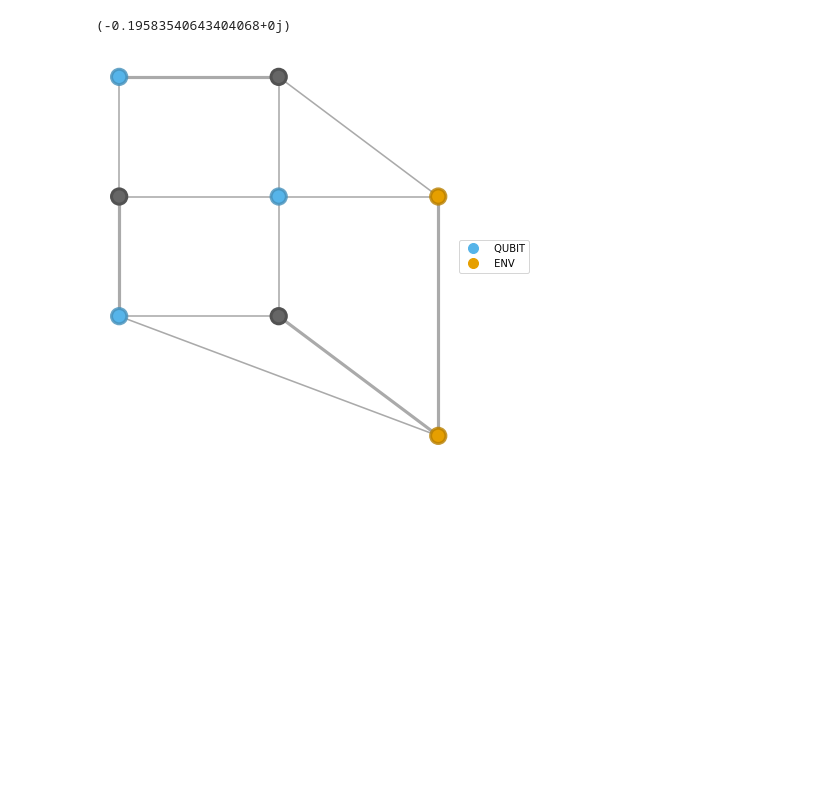
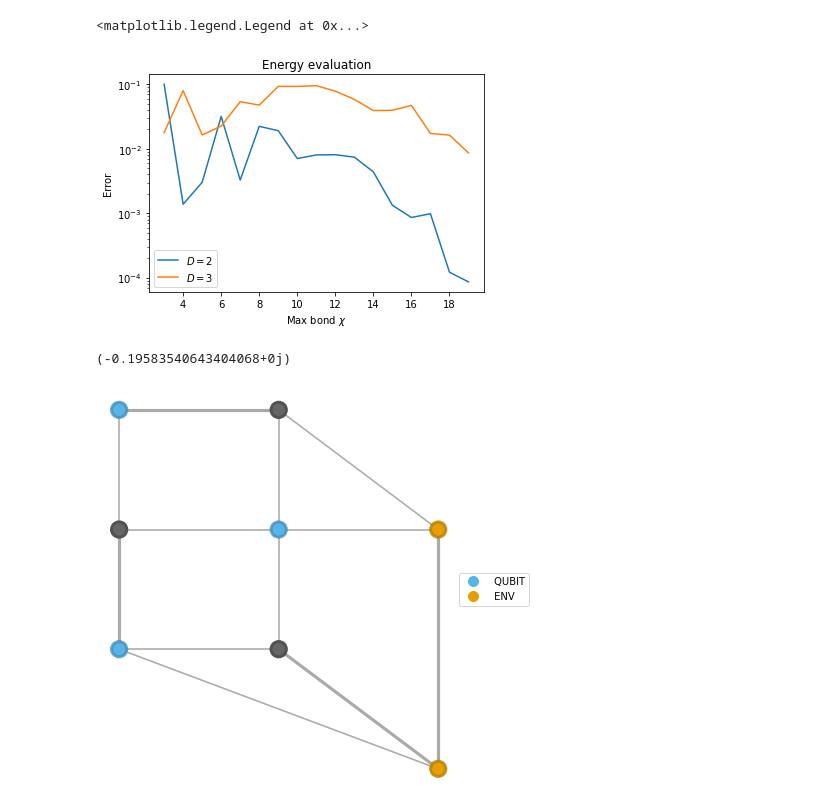
Before and after one commit to gabrielwoolls/fermion-encoding, a Jupyter notebook: contract_testing.ipynb, the cells around one changed output. Saved outputs shown, nothing was run; the diff lists cells and outputs as text; code cells hidden in the pictures; blank space fills up the shorter version.

```diff
--- a/contract_testing.ipynb
+++ b/contract_testing.ipynb
@@ -108,3 +151,22 @@ print(he + ve)
+# %%
+from collections import defaultdict
+diffs = defaultdict(list)
+chis = defaultdict(list)
+
+for k, v in energies.items():
+    D = k[1]
+    diffs[D].append(abs(v - exact_energies[D]))
+    chis[D].append(k[0])
+
+for d in [2,3]:
+    plt.semilogy(chis[d], diffs[d], label=f'$D={d}$')
+plt.xlabel(r'Max bond $\chi$')
+plt.ylabel(r'Error')
+plt.title(r'Energy evaluation')
+plt.legend()
+# %% [output]
+<matplotlib.legend.Legend at 0x...>
+[figure, added]
 # %%
 print(nflat^all)
 
```
Also changed, not shown: parts of 13 cells of this notebook, 1 other file.
